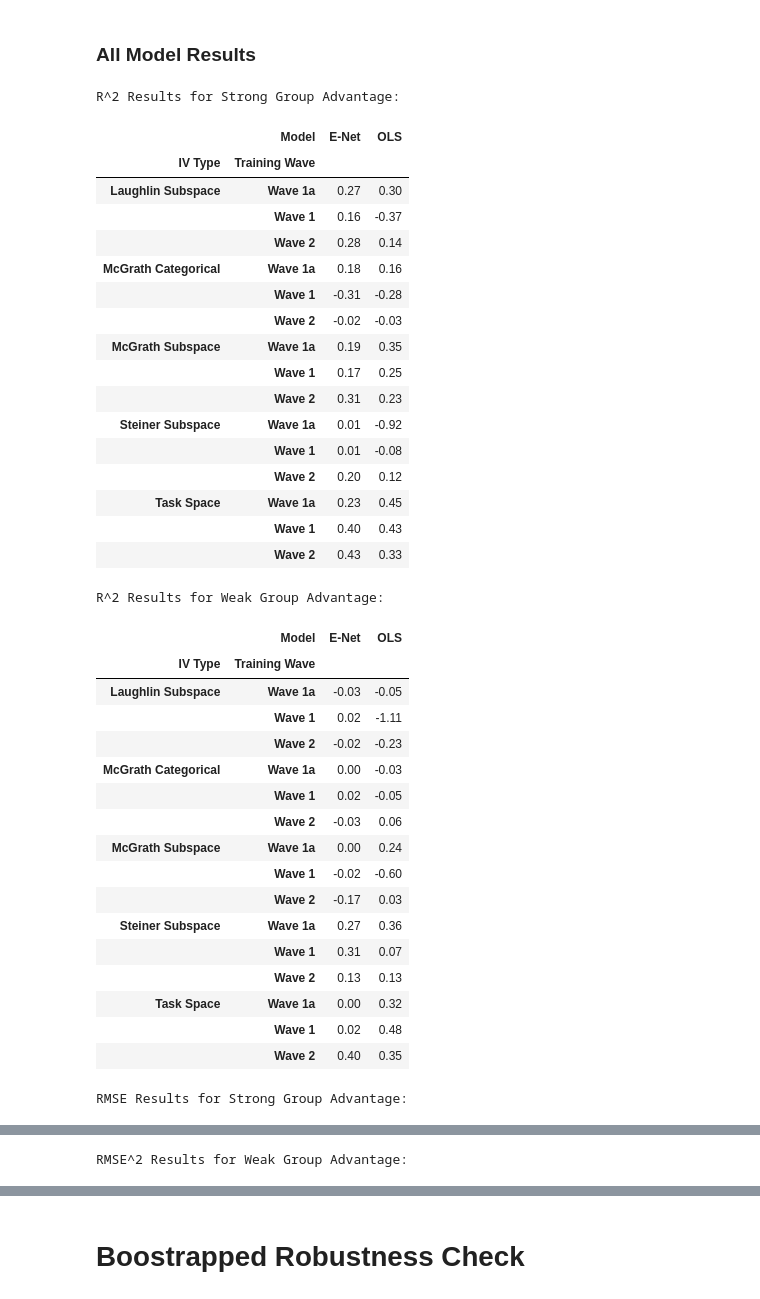
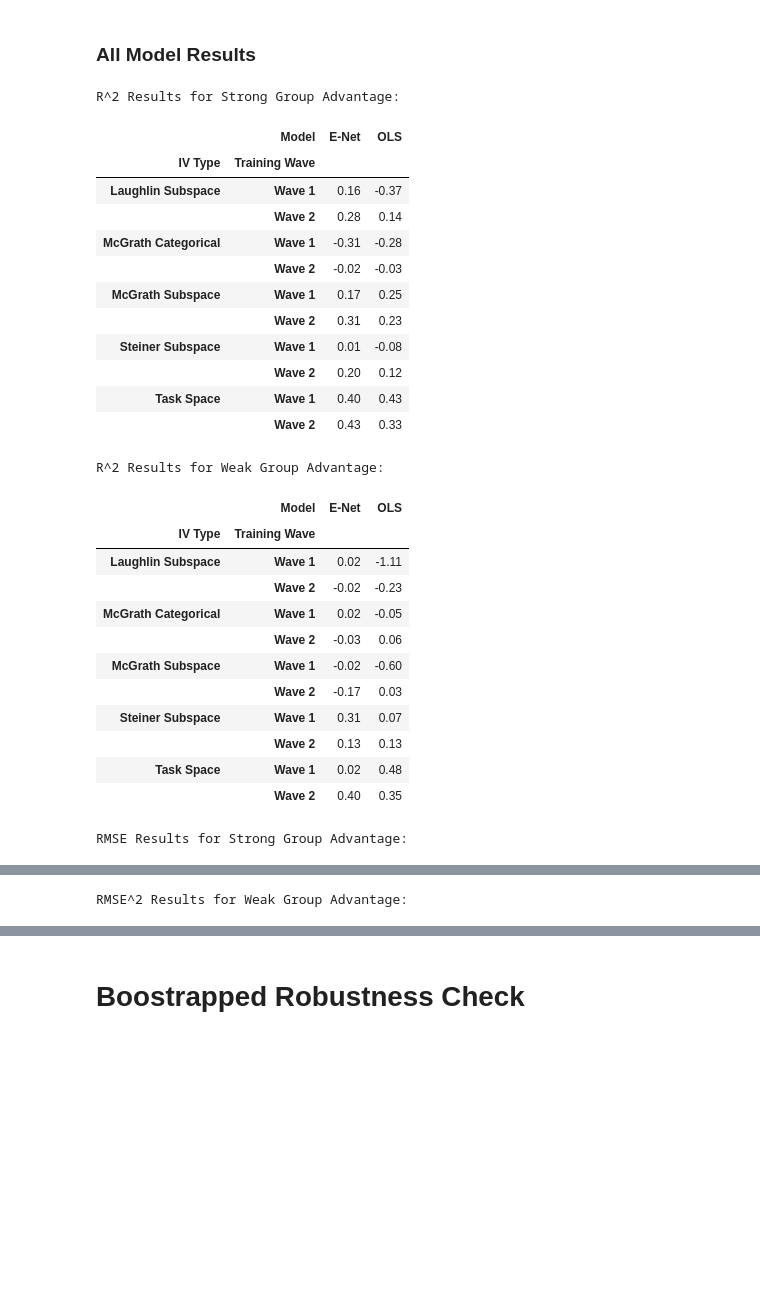
Before and after one commit to alicexcai/ontology-groupprediction, a Jupyter notebook: scripts/models.ipynb, the cells around one changed output, grey strips where cells are left out. Cells and saved outputs as stored; diff of their text form; code cells hidden in the pictures; blank space fills up the shorter version.

Commit message:
update & remove all references to wave 1a

```diff
--- a/scripts/models.ipynb
+++ b/scripts/models.ipynb
@@ -247,17 +247,14 @@ playerIds Var    0.117    0.088
 # %%
 base_model = {
             "OLS": {
-                "Wave 1a": {"strong": None, "weak": None},
                 "Wave 1": {"strong": None, "weak": None},
                 "Wave 2": {"strong": None, "weak": None}
             },
             "E-Net": {
-                "Wave 1a": {"strong": None, "weak": None},
                 "Wave 1": {"strong": None, "weak": None},
                 "Wave 2": {"strong": None, "weak": None}
             },
             "NN": {
-                "Wave 1a": {"strong": None, "weak": None},
                 "Wave 1": {"strong": None, "weak": None},
                 "Wave 2": {"strong": None, "weak": None}
             }
@@ -322,10 +309,6 @@ wave12_df_test = df_condition_level_data[df_condition_level_data["wave"] == 3] #
 # %%
 # datastructure for the training and testing data
 TRAIN_TEST_DATA = {
-    "Wave 1a": {
-        "train": wave1a_df_train,
-        "test": wave1a_df_test
-    },
     "Wave 1": {
         "train": wave1_df_train,
         "test": wave1_df_test
@@ -772,58 +755,48 @@ def create_r2_dataframe(results_dict, dv_type):
     df['R^2'] = df['R^2'].round(2)
 
     # Order the 'Training Wave' column
-    wave_order = ['Wave 1a', 'Wave 1', 'Wave 2']
+    wave_order = ['Wave 1', 'Wave 2']
     df['Training Wave'] = pd.Categorical(df['Training Wave'], categories=wave_order, ordered=True)
 
     df_pivot = df.pivot_table(values='R^2', index=['IV Type', 'Training Wave'], columns='Model')
 
     return df_pivot
 
 print("R^2 Results for Strong Group Advantage:")
 display(create_r2_dataframe(MODEL_R2_RESULTS, "strong"))
 print("R^2 Results for Weak Group Advantage:")
 display(create_r2_dataframe(MODEL_R2_RESULTS, "weak"))
 
 print("RMSE Results for Strong Group Advantage:")
 display(create_r2_dataframe(MODEL_RMSE_RESULTS, "strong"))
 print("RMSE^2 Results for Weak Group Advantage:")
 display(create_r2_dataframe(MODEL_RMSE_RESULTS, "weak"))
 # %% [output]
 R^2 Results for Strong Group Advantage:
 |  | Model | E-Net | OLS |
 | IV Type | Training Wave |  |  |
-| Laughlin Subspace | Wave 1a | 0.27 | 0.30 |
-|  | Wave 1 | 0.16 | -0.37 |
+| Laughlin Subspace | Wave 1 | 0.16 | -0.37 |
 |  | Wave 2 | 0.28 | 0.14 |
-| McGrath Categorical | Wave 1a | 0.18 | 0.16 |
-|  | Wave 1 | -0.31 | -0.28 |
+| McGrath Categorical | Wave 1 | -0.31 | -0.28 |
 |  | Wave 2 | -0.02 | -0.03 |
-| McGrath Subspace | Wave 1a | 0.19 | 0.35 |
-|  | Wave 1 | 0.17 | 0.25 |
+| McGrath Subspace | Wave 1 | 0.17 | 0.25 |
 |  | Wave 2 | 0.31 | 0.23 |
-| Steiner Subspace | Wave 1a | 0.01 | -0.92 |
-|  | Wave 1 | 0.01 | -0.08 |
+| Steiner Subspace | Wave 1 | 0.01 | -0.08 |
 |  | Wave 2 | 0.20 | 0.12 |
-| Task Space | Wave 1a | 0.23 | 0.45 |
-|  | Wave 1 | 0.40 | 0.43 |
+| Task Space | Wave 1 | 0.40 | 0.43 |
 |  | Wave 2 | 0.43 | 0.33 |
 R^2 Results for Weak Group Advantage:
 |  | Model | E-Net | OLS |
 | IV Type | Training Wave |  |  |
-| Laughlin Subspace | Wave 1a | -0.03 | -0.05 |
-|  | Wave 1 | 0.02 | -1.11 |
+| Laughlin Subspace | Wave 1 | 0.02 | -1.11 |
 |  | Wave 2 | -0.02 | -0.23 |
-| McGrath Categorical | Wave 1a | 0.00 | -0.03 |
-|  | Wave 1 | 0.02 | -0.05 |
+| McGrath Categorical | Wave 1 | 0.02 | -0.05 |
 |  | Wave 2 | -0.03 | 0.06 |
-| McGrath Subspace | Wave 1a | 0.00 | 0.24 |
-|  | Wave 1 | -0.02 | -0.60 |
+| McGrath Subspace | Wave 1 | -0.02 | -0.60 |
 |  | Wave 2 | -0.17 | 0.03 |
-| Steiner Subspace | Wave 1a | 0.27 | 0.36 |
-|  | Wave 1 | 0.31 | 0.07 |
+| Steiner Subspace | Wave 1 | 0.31 | 0.07 |
 |  | Wave 2 | 0.13 | 0.13 |
-| Task Space | Wave 1a | 0.00 | 0.32 |
-|  | Wave 1 | 0.02 | 0.48 |
+| Task Space | Wave 1 | 0.02 | 0.48 |
 |  | Wave 2 | 0.40 | 0.35 |
 RMSE Results for Strong Group Advantage:
 |  | Model | E-Net | OLS |
```
Also changed, not shown: parts of 4 cells of this notebook, 50 other files.
